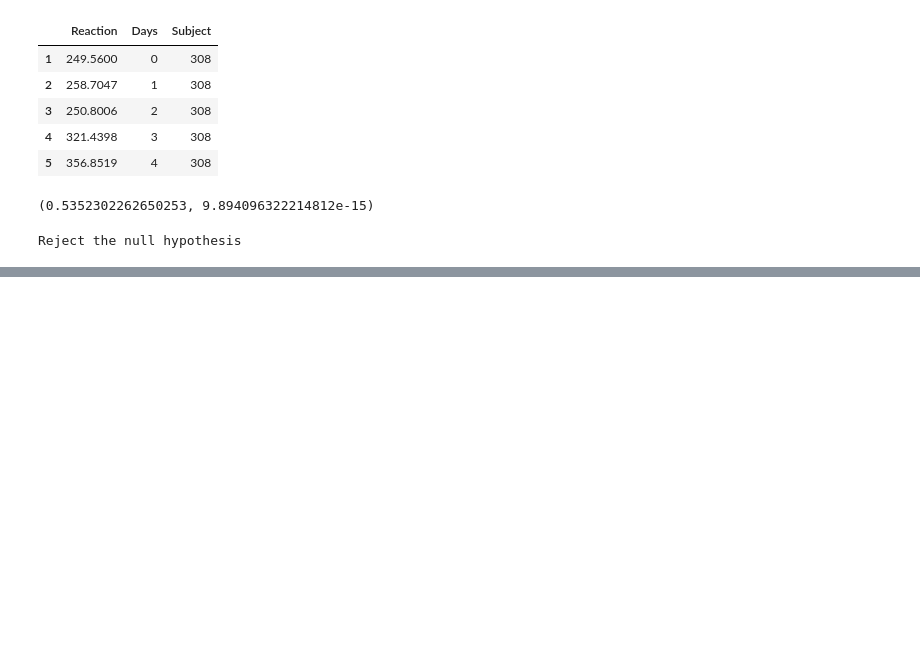
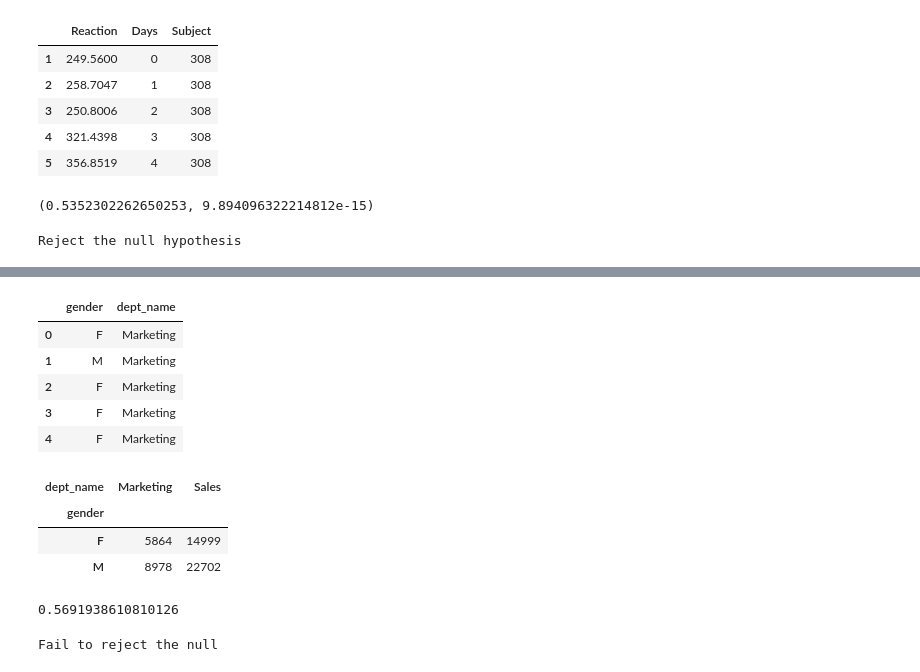
Before and after one commit to lochlynlaskowski/statistics-exercises, a Jupyter notebook: hypothesis_testing.ipynb, the cells around one changed output, grey strips where cells are left out. Saved outputs shown, nothing was run; the diff lists cells and outputs as text; code cells hidden in the pictures; blank space fills up the shorter version.

```diff
--- a/hypothesis_testing.ipynb
+++ b/hypothesis_testing.ipynb
@@ -437,0 +535,49 @@ Reject the null hypothesis
+# %%
+# Use the data from the employees database to answer these questions:
+
+sql = """
+SELECT gender, dept_name
+FROM employees
+JOIN dept_emp USING(emp_no)
+JOIN departments USING(dept_no)
+WHERE to_date >= CURDATE()
+AND dept_name IN ('Sales', 'Marketing')
+"""
+
+url = get_db_url("employees")
+df = pd.read_sql(sql,url)
+
+df.head()
+# %% [output]
+|  | gender | dept_name |
+| 0 | F | Marketing |
+| 1 | M | Marketing |
+| 2 | F | Marketing |
+| 3 | F | Marketing |
+| 4 | F | Marketing |
+# %%
+# Is an employee's gender independent of whether an employee works in sales or marketing?
+# (only look at current employees)
+
+# h0: An employee's gender and whether they work in sales or marketing is independent
+# ha: An employee's gender and whether they work in sales or marketing is not independent
+
+observed = pd.crosstab(df.gender, df.dept_name)
+observed
+# %% [output]
+| dept_name | Marketing | Sales |
+| gender |  |  |
+| F | 5864 | 14999 |
+| M | 8978 | 22702 |
+# %%
+chi2, p, degf, expected = stats.chi2_contingency(observed)
+p
+# %% [output]
+0.5691938610810126
+# %%
+if p < alpha:
+    print("Reject the null")
+else:
+    print('Fail to reject the null')
+# %% [output]
+Fail to reject the null
```
Also changed, not shown: parts of 15 cells of this notebook.
